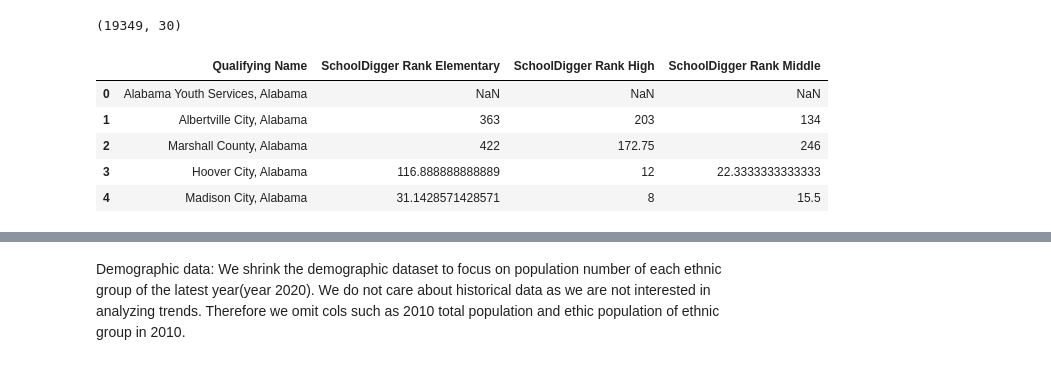
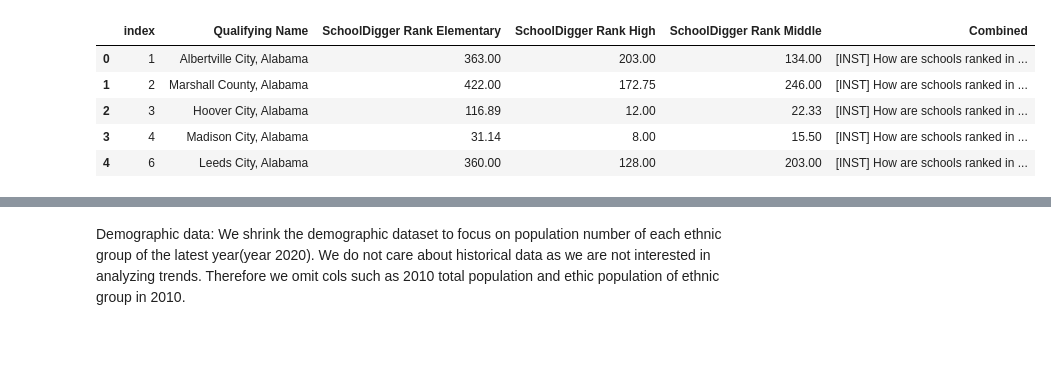
Before and after one commit to akiwarheit/mads-capstone-project, a Jupyter notebook: notebooks/9_se_data_preprocessing.ipynb, the cells around one changed output, grey strips where cells are left out. Cells and saved outputs as stored; diff of their text form; code cells hidden in the pictures.

```diff
--- a/notebooks/9_se_data_preprocessing.ipynb
+++ b/notebooks/9_se_data_preprocessing.ipynb
@@ -1,20 +1,39 @@
 # %%
 import pandas as pd
 school_df = pd.read_csv('../data/social_explorer_raw/School_Digger_2018.csv')
 school_df = school_df.drop(index=0)
 school_df = school_df.reset_index(drop=True)
-print(school_df.shape)
 school_df = school_df[['Qualifying Name', 'SchoolDigger Rank Elementary', 'SchoolDigger Rank High', 'SchoolDigger Rank Middle']]
+school_df = school_df.dropna()
+school_df = school_df.reset_index()
+school_df['SchoolDigger Rank Elementary'] = school_df['SchoolDigger Rank Elementary'].astype('float').round(2)
+school_df['SchoolDigger Rank Middle'] = school_df['SchoolDigger Rank Middle'].astype('float').round(2)
+school_df['SchoolDigger Rank High'] = school_df['SchoolDigger Rank High'].astype('float').round(2)
+
+def summarize_row(row):
+    summary = (
+        f"{row['Qualifying Name']} School rankings: "
+        f"    Elementary {row['SchoolDigger Rank Elementary']}, "
+        f"Middle {row['SchoolDigger Rank Middle']}, "
+        f"High {row['SchoolDigger Rank High']}.\n"
+    )
+    return summary
+
+def create_combined_string(row):
+    # print(row)
+    question = f"How are schools ranked in {row['Qualifying Name']}?"
+    answer = summarize_row(row)
+    return f"[INST] {question} [/INST] {answer} </s>"
+
+school_df['Combined'] = school_df.apply(create_combined_string, axis=1)
 school_df.head()
-# school_df.columns
 # %% [output]
-(19349, 30)
-|  | Qualifying Name | SchoolDigger Rank Elementary | SchoolDigger Rank High | SchoolDigger Rank Middle |
-| 0 | Alabama Youth Services, Alabama | NaN | NaN | NaN |
-| 1 | Albertville City, Alabama | 363 | 203 | 134 |
-| 2 | Marshall County, Alabama | 422 | 172.75 | 246 |
-| 3 | Hoover City, Alabama | 116.888888888889 | 12 | 22.3333333333333 |
-| 4 | Madison City, Alabama | 31.1428571428571 | 8 | 15.5 |
+|  | index | Qualifying Name | SchoolDigger Rank Elementary | SchoolDigger Rank High | SchoolDigger Rank Middle | Combined |
+| 0 | 1 | Albertville City, Alabama | 363.00 | 203.00 | 134.00 | [INST] How are schools ranked in ... |
+| 1 | 2 | Marshall County, Alabama | 422.00 | 172.75 | 246.00 | [INST] How are schools ranked in ... |
+| 2 | 3 | Hoover City, Alabama | 116.89 | 12.00 | 22.33 | [INST] How are schools ranked in ... |
+| 3 | 4 | Madison City, Alabama | 31.14 | 8.00 | 15.50 | [INST] How are schools ranked in ... |
+| 4 | 6 | Leeds City, Alabama | 360.00 | 128.00 | 203.00 | [INST] How are schools ranked in ... |
 # %%
 crime_df = pd.read_csv('../data/social_explorer_raw/crime.csv')
 crime_df = crime_df.drop(index=0)
```
Also changed, not shown: parts of 10 cells of this notebook, 1 other file.
